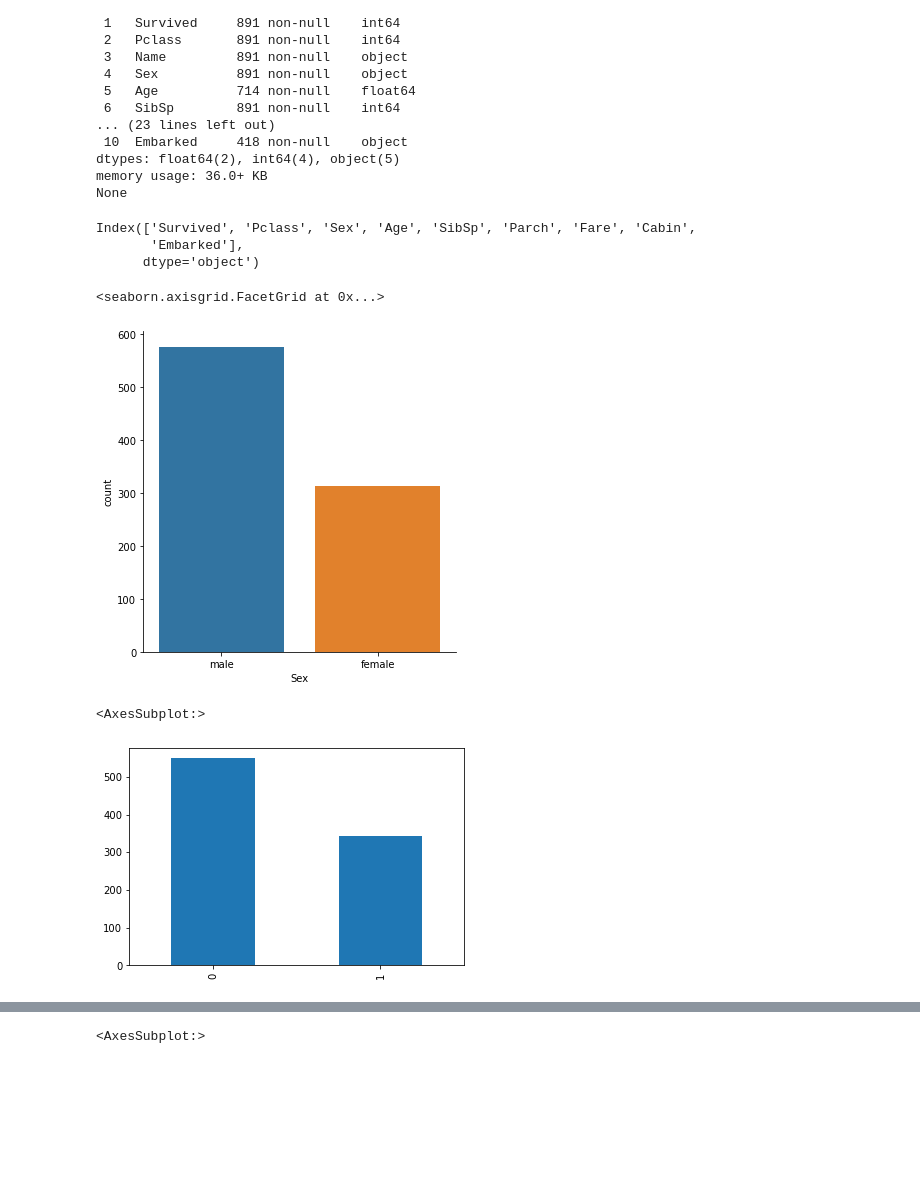
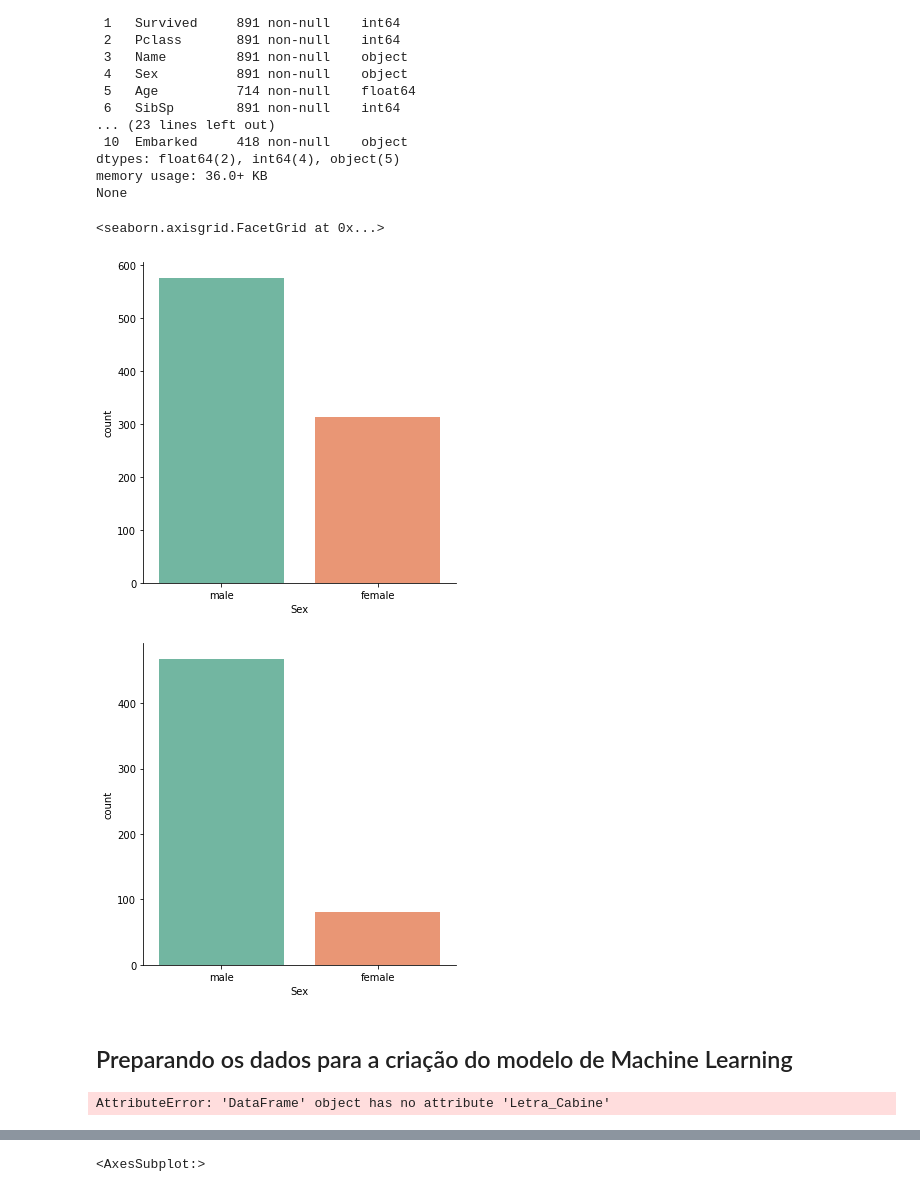
Before and after one commit to gianIucca/competicao-kaggle-titanic, a Jupyter notebook: Competição Kaggle - Titanic.ipynb, the cells around one changed output, grey strips where cells are left out. Cells and saved outputs as stored; diff of their text form; code cells hidden in the pictures; blank space fills up the shorter version.

```diff
--- a/Competição Kaggle - Titanic.ipynb
+++ b/Competição Kaggle - Titanic.ipynb
@@ -35,3 +38,9 @@ from sklearn.cluster import KMeans, MeanShift
 # %%
 df_train = pd.read_csv('Data/train.csv')
 df_test = pd.read_csv('Data/test.csv')
+
+df_train.drop(columns=['PassengerId'], inplace=True)
+df_test.drop(columns=['PassengerId'], inplace=True)
+
+display(df_train)
+display(df_test)
@@ -178,12 +122,9 @@ df_test['Age'] = df_test['Age'].fillna(df_test['Age'].mean())
-# %%
-df_train.drop(columns=['PassengerId', 'Ticket', 'Name'], inplace=True)
-df_train.columns
-# %% [output]
-Index(['Survived', 'Pclass', 'Sex', 'Age', 'SibSp', 'Parch', 'Fare', 'Cabin',
-       'Embarked'],
-      dtype='object')
 # %%
-sns.catplot(x='Sex', kind='count', data=df_train)
+sns.catplot(x='Sex', kind='count', palette='Set2', data=df_train)
+sns.catplot(x='Sex', kind='count', palette='Set2', data=df_train[df_train['Survived'] == 0])
 # %% [output]
 <seaborn.axisgrid.FacetGrid at 0x...>
-[figure, old version]
+[figure, new version]
+[figure, added]
+# %% [markdown]
+## Preparando os dados para a criação do modelo de Machine Learning
@@ -190,5 +148,5 @@ sns.catplot(x='Sex', kind='count', data=df_train)
 # %%
-df_train.Survived.value_counts().plot(kind='bar')
+df_train.Letra_Cabine.value_counts().plot(kind='bar')
+sns.catplot(x='Letra_Cabine', kind='count', palette='Set2', data=df_train)
 # %% [output]
-<AxesSubplot:>
+AttributeError: 'DataFrame' object has no attribute 'Letra_Cabine'
-[figure, removed]
```
Also changed, not shown: parts of 26 cells of this notebook.
